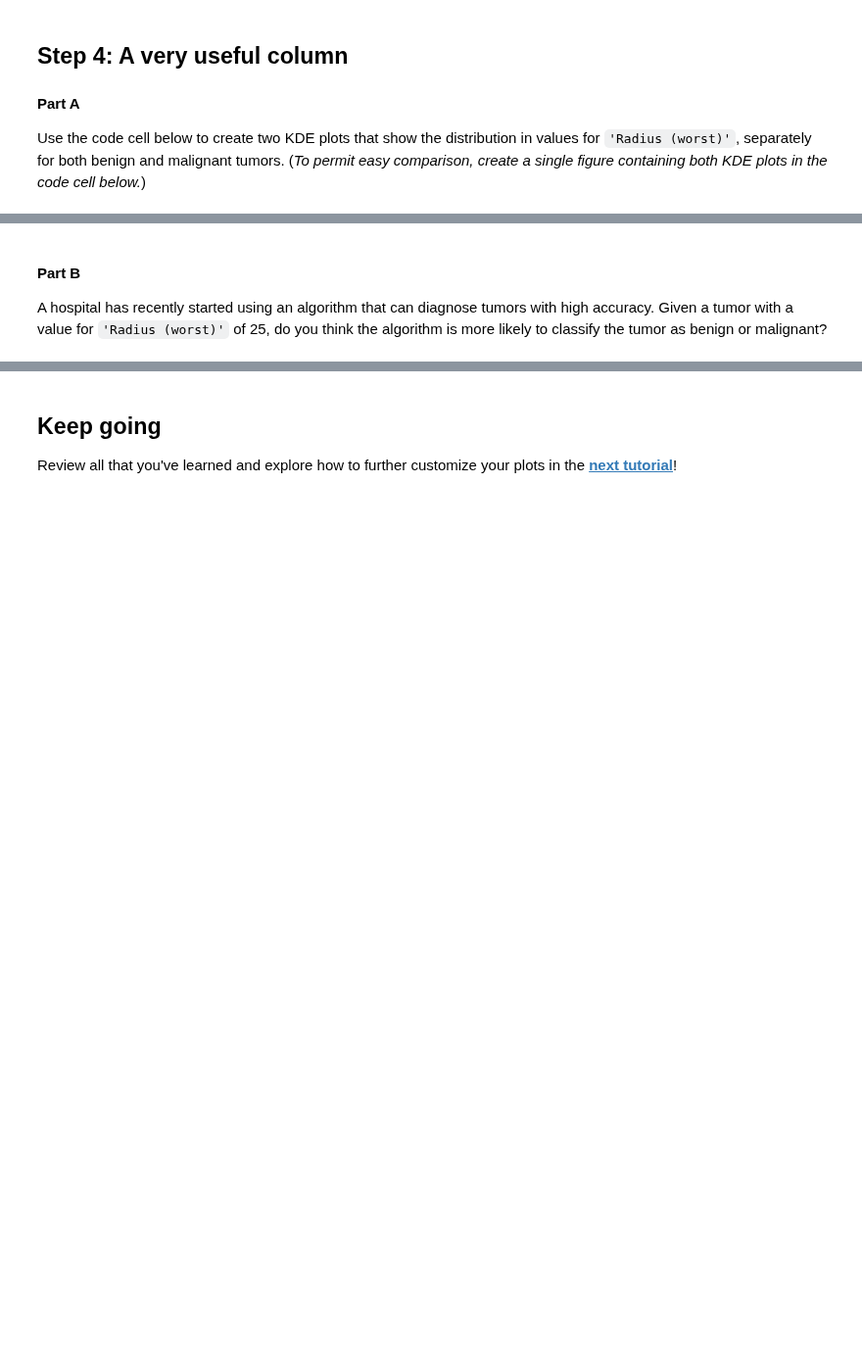
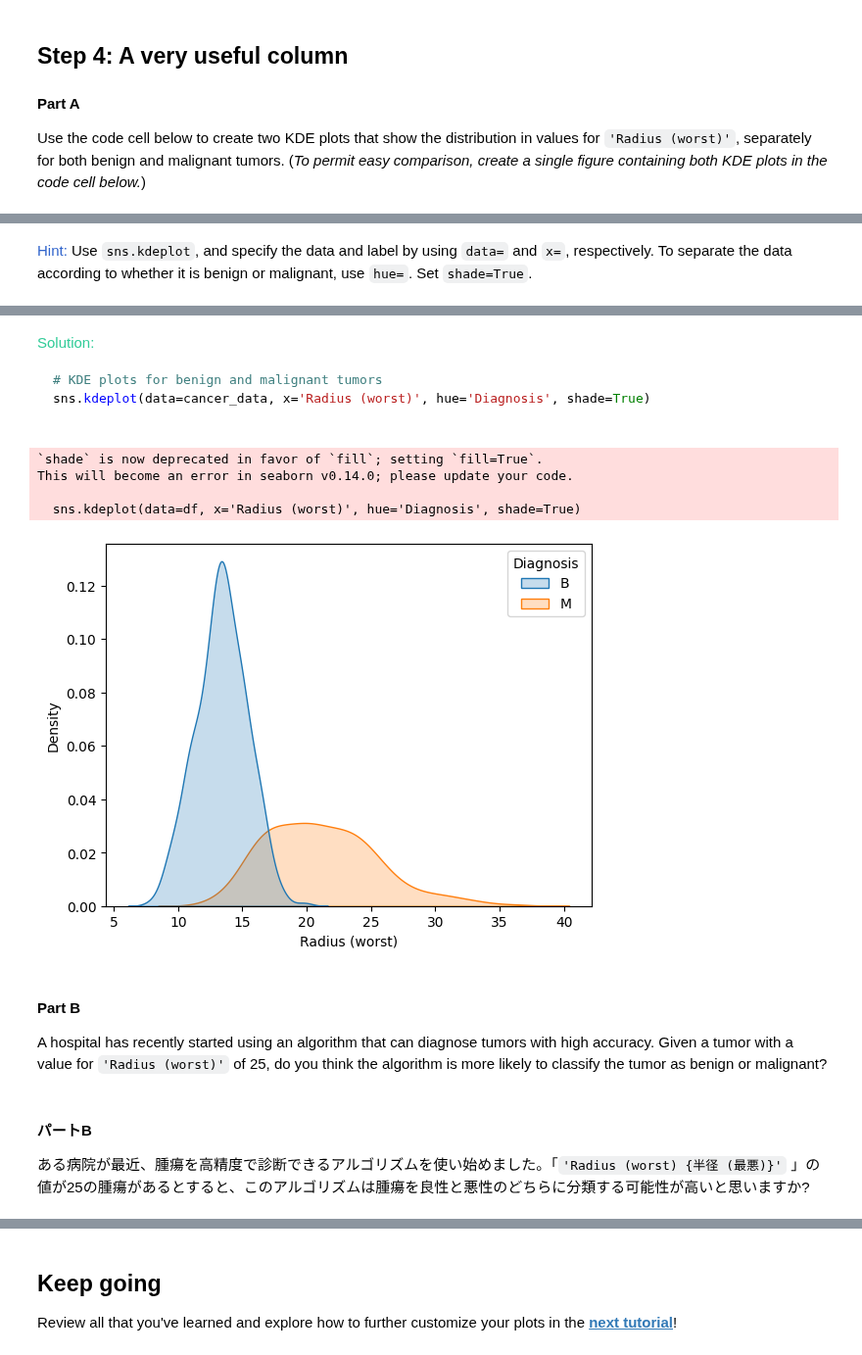
Before and after one commit to manul280/Kaggle, a Jupyter notebook: DataVisualization/5B-Exercise-Distributions.ipynb, the cells around one changed output, grey strips where cells are left out. Shown at 98% size. Cells and saved outputs as stored; diff of their text form; code cells hidden in the pictures; blank space fills up the shorter version.

````diff
--- a/DataVisualization/5B-Exercise-Distributions.ipynb
+++ b/DataVisualization/5B-Exercise-Distributions.ipynb
@@ -153,4 +260,5 @@ step_4.a.check()
 # %%
 # Lines below will give you a hint or solution code
-#step_4.a.hint()
-#step_4.a.solution_plot()
+step_4.a.hint()
+step_4.a.solution_plot()
+# %% [output]
@@ -156,0 +266 @@ step_4.a.check()
+<span style="color:#3366cc">Hint:</span> Use `sns.kdeplot`, and specify the data and label by using `data=` and `x=`, respectively. To separate the data according to whether it is benign or malignant, use `hue=`.  Set `shade=True`.
@@ -157,5 +268,20 @@ step_4.a.check()
+<span style="color:#33cc99">Solution:</span>
+```python
+# KDE plots for benign and malignant tumors
+sns.kdeplot(data=cancer_data, x='Radius (worst)', hue='Diagnosis', shade=True)
+
+```
+`shade` is now deprecated in favor of `fill`; setting `fill=True`.
+This will become an error in seaborn v0.14.0; please update your code.
+
+  sns.kdeplot(data=df, x='Radius (worst)', hue='Diagnosis', shade=True)
+[figure, added]
 # %% [markdown]
 #### Part B
 
 A hospital has recently started using an algorithm that can diagnose tumors with high accuracy.  Given a tumor with a value for `'Radius (worst)'` of 25, do you think the algorithm is more likely to classify the tumor as benign or malignant?
+# %% [markdown]
+#### パートB
+
+ある病院が最近、腫瘍を高精度で診断できるアルゴリズムを使い始めました。「`'Radius (worst) {半径 (最悪)}'` 」の値が25の腫瘍があるとすると、このアルゴリズムは腫瘍を良性と悪性のどちらに分類する可能性が高いと思いますか?
 # %%
````
Also changed, not shown: parts of 27 cells of this notebook.
